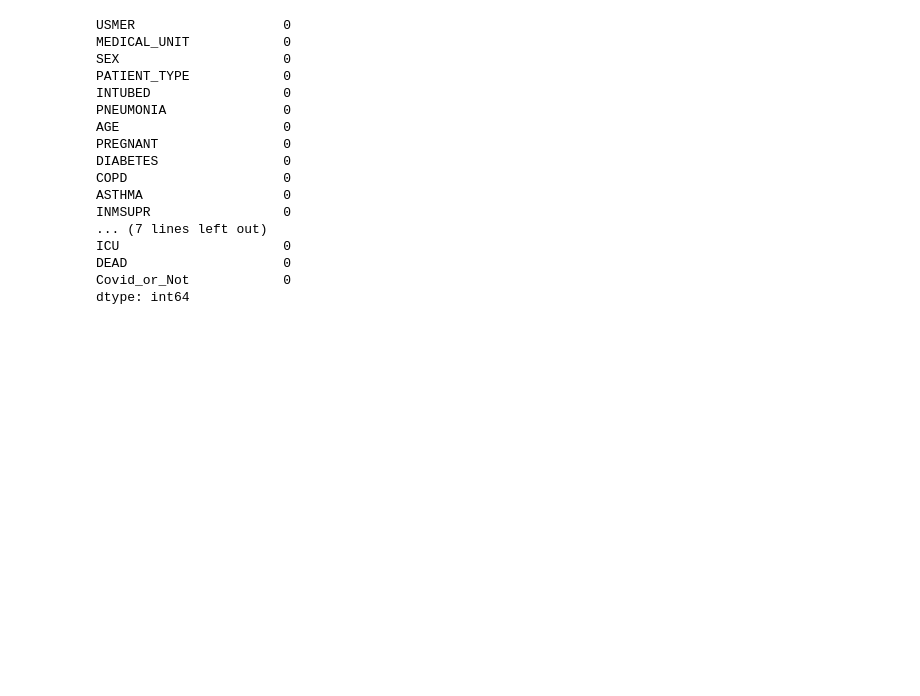
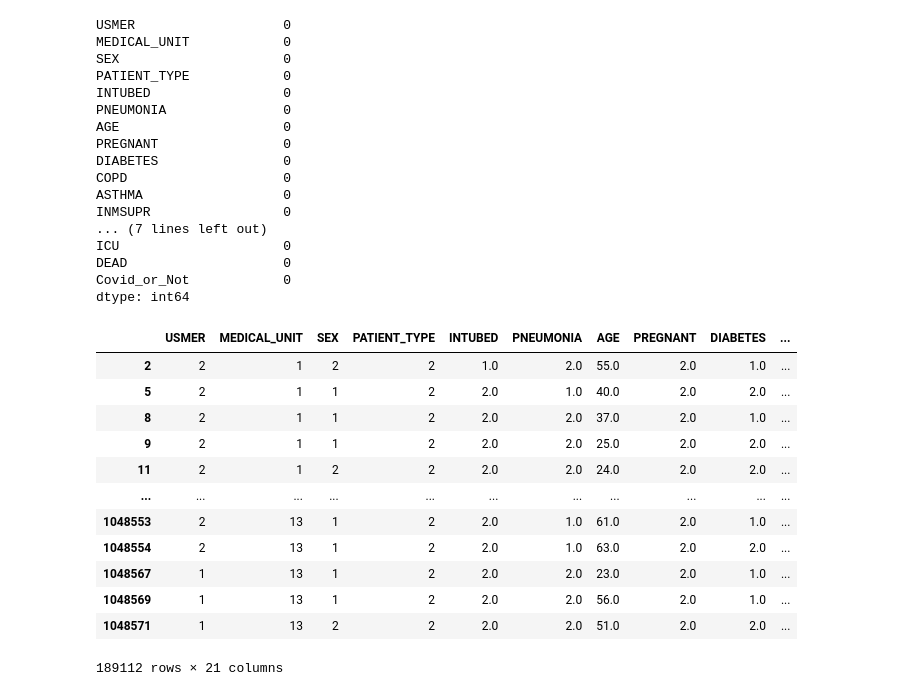
Before and after one commit to EthanWTL/Covid-19_Mortality_Rate, a Jupyter notebook: Missing value Cleaning & Data Exploring.ipynb, the cells around one changed output. Drawn from its saved outputs; the diff is of its cells as text; code cells hidden in the pictures; blank space fills up the shorter version.

```diff
--- a/Missing value Cleaning & Data Exploring.ipynb
+++ b/Missing value Cleaning & Data Exploring.ipynb
@@ -350,3 +350,5 @@ ICU                     0
 DEAD                    0
 Covid_or_Not            0
 dtype: int64
+# %%
+df_clean = df_clean.drop(['DEAD'],axis = 1)
@@ -352,0 +357,18 @@ dtype: int64
+# %%
+df_clean = df_clean[(df_clean['PATIENT_TYPE'] == 2)]
+# %%
+df_clean
+# %% [output]
+|  | USMER | MEDICAL_UNIT | SEX | PATIENT_TYPE | INTUBED | PNEUMONIA | AGE | PREGNANT | DIABETES | ... |
+| 2 | 2 | 1 | 2 | 2 | 1.0 | 2.0 | 55.0 | 2.0 | 1.0 | ... |
+| 5 | 2 | 1 | 1 | 2 | 2.0 | 1.0 | 40.0 | 2.0 | 2.0 | ... |
+| 8 | 2 | 1 | 1 | 2 | 2.0 | 2.0 | 37.0 | 2.0 | 1.0 | ... |
+| 9 | 2 | 1 | 1 | 2 | 2.0 | 2.0 | 25.0 | 2.0 | 2.0 | ... |
+| 11 | 2 | 1 | 2 | 2 | 2.0 | 2.0 | 24.0 | 2.0 | 2.0 | ... |
+| ... | ... | ... | ... | ... | ... | ... | ... | ... | ... | ... |
+| 1048553 | 2 | 13 | 1 | 2 | 2.0 | 1.0 | 61.0 | 2.0 | 1.0 | ... |
+| 1048554 | 2 | 13 | 1 | 2 | 2.0 | 1.0 | 63.0 | 2.0 | 2.0 | ... |
+| 1048567 | 1 | 13 | 1 | 2 | 2.0 | 2.0 | 23.0 | 2.0 | 1.0 | ... |
+| 1048569 | 1 | 13 | 1 | 2 | 2.0 | 2.0 | 56.0 | 2.0 | 1.0 | ... |
+| 1048571 | 1 | 13 | 2 | 2 | 2.0 | 2.0 | 51.0 | 2.0 | 2.0 | ... |
+189112 rows × 21 columns
```
Also changed, not shown: parts of 3 cells of this notebook, 10 other files.
